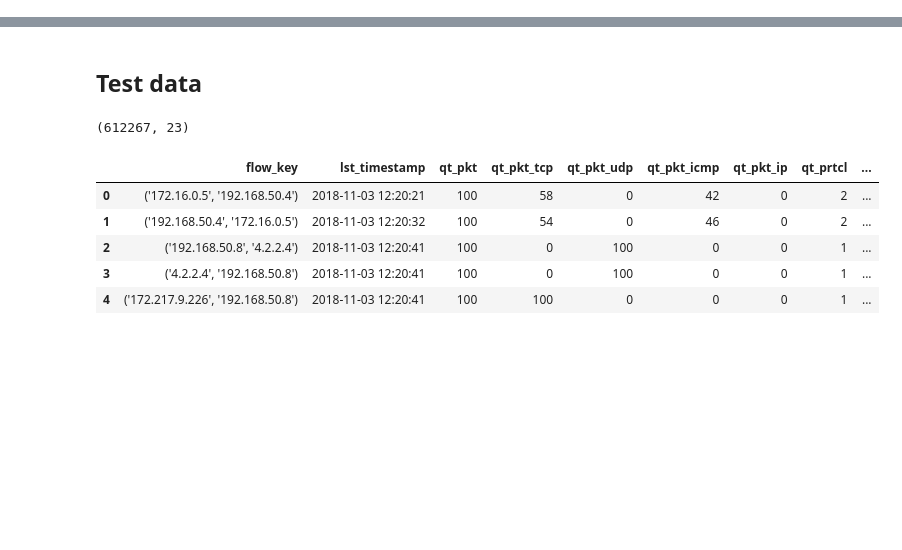
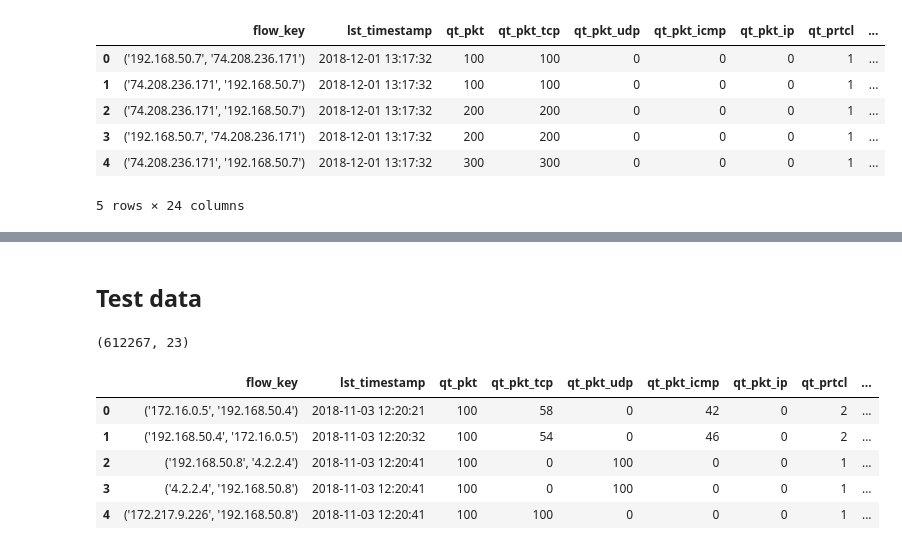
Before and after one commit to caiolmart/feature_extraction_ddos, a Jupyter notebook: notebooks/08_generate_labelled_data.ipynb, the cells around one changed output, grey strips where cells are left out. Drawn from its saved outputs; the diff is of its cells as text; code cells hidden in the pictures; blank space fills up the shorter version.

```diff
--- a/notebooks/08_generate_labelled_data.ipynb
+++ b/notebooks/08_generate_labelled_data.ipynb
@@ -7,0 +93,23 @@ import bisect
+# %%
+attacks = sorted(label_dict[('192.168.50.1', '172.16.0.5')].items(), key=lambda x: x[1])
+labels = [x[0] for x in attacks]
+times = [x[1] for x in attacks]
+# %%
+attack_flows = ["('192.168.50.1', '172.16.0.5')", "('172.16.0.5', '192.168.50.1')"]
+def put_label(row):
+    if row['flow_key'] in attack_flows:
+        idx = bisect.bisect_left(times, row['lst_timestamp'])
+        return labels[idx]
+    else:
+        return 'BENIGN'
+# %%
+data['label'] = data.apply(put_label, axis=1)
+data.head()
+# %% [output]
+|  | flow_key | lst_timestamp | qt_pkt | qt_pkt_tcp | qt_pkt_udp | qt_pkt_icmp | qt_pkt_ip | qt_prtcl | ... |
+| 0 | ('192.168.50.7', '74.208.236.171') | 2018-12-01 13:17:32 | 100 | 100 | 0 | 0 | 0 | 1 | ... |
+| 1 | ('74.208.236.171', '192.168.50.7') | 2018-12-01 13:17:32 | 100 | 100 | 0 | 0 | 0 | 1 | ... |
+| 2 | ('74.208.236.171', '192.168.50.7') | 2018-12-01 13:17:32 | 200 | 200 | 0 | 0 | 0 | 1 | ... |
+| 3 | ('192.168.50.7', '74.208.236.171') | 2018-12-01 13:17:32 | 200 | 200 | 0 | 0 | 0 | 1 | ... |
+| 4 | ('74.208.236.171', '192.168.50.7') | 2018-12-01 13:17:32 | 300 | 300 | 0 | 0 | 0 | 1 | ... |
+5 rows × 24 columns
```
Also changed, not shown: parts of 11 cells of this notebook.
